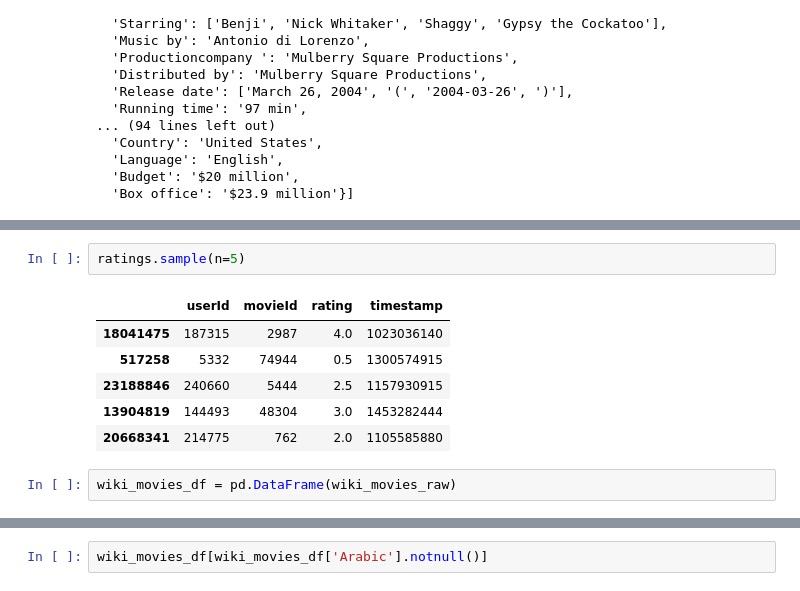
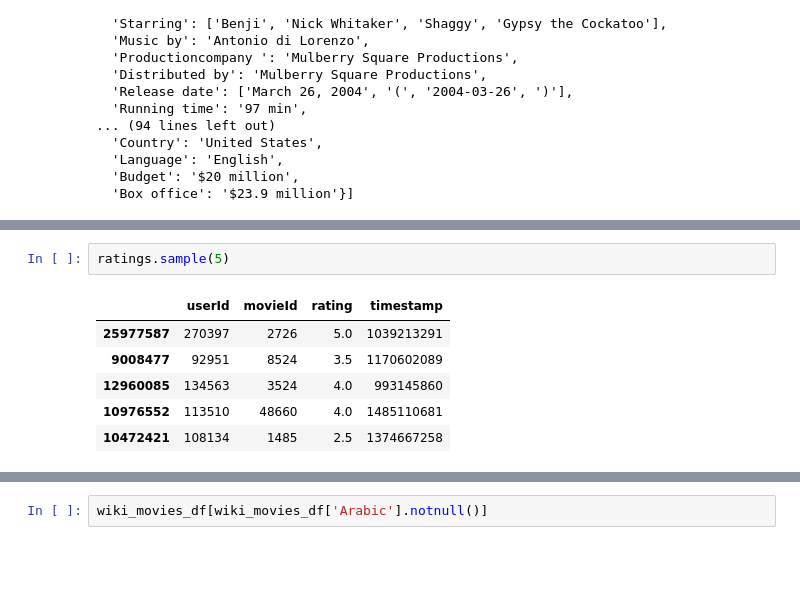
Before and after one commit to adammagyar87/Movies-ETL, a Jupyter notebook: Module_8.ipynb, the cells around one changed output, grey strips where cells are left out. Drawn from its saved outputs; the diff is of its cells as text; blank space fills up the shorter version.

```diff
--- a/Module_8.ipynb
+++ b/Module_8.ipynb
@@ -48,12 +55,10 @@ kaggle_metadata.sample(n=5)
 5 rows × 24 columns
 # %%
-ratings.sample(n=5)
+ratings.sample(5)
 # %% [output]
 |  | userId | movieId | rating | timestamp |
-| 18041475 | 187315 | 2987 | 4.0 | 1023036140 |
-| 517258 | 5332 | 74944 | 0.5 | 1300574915 |
-| 23188846 | 240660 | 5444 | 2.5 | 1157930915 |
-| 13904819 | 144493 | 48304 | 3.0 | 1453282444 |
-| 20668341 | 214775 | 762 | 2.0 | 1105585880 |
+| 25977587 | 270397 | 2726 | 5.0 | 1039213291 |
+| 9008477 | 92951 | 8524 | 3.5 | 1170602089 |
+| 12960085 | 134563 | 3524 | 4.0 | 993145860 |
+| 10976552 | 113510 | 48660 | 4.0 | 1485110681 |
+| 10472421 | 108134 | 1485 | 2.5 | 1374667258 |
-# %%
-wiki_movies_df = pd.DataFrame(wiki_movies_raw)
```
Also changed, not shown: parts of 217 cells of this notebook, 2 other files.
